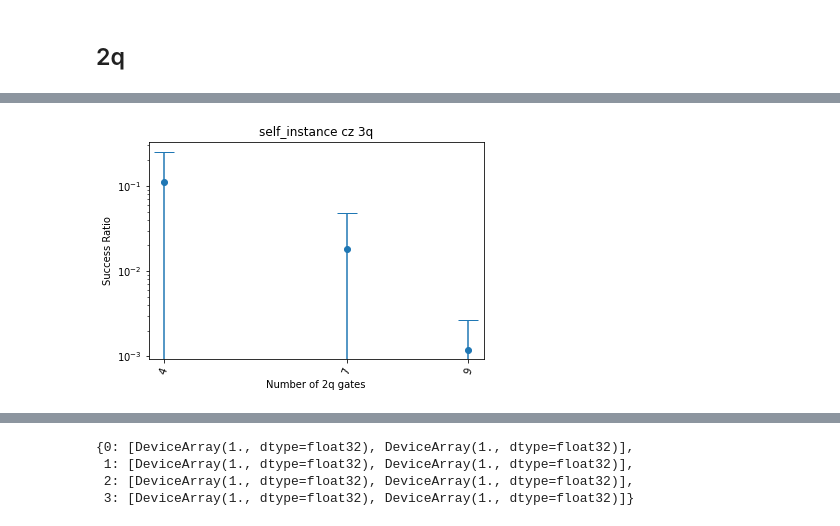
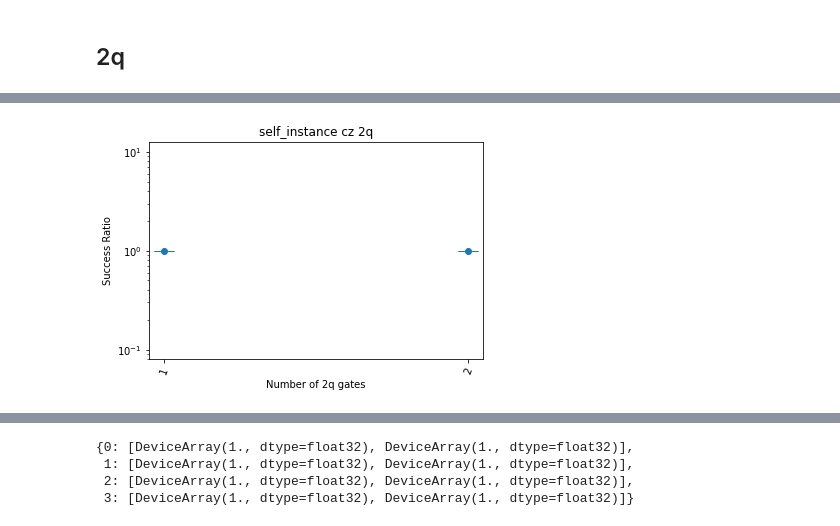
Before and after one commit to idnm/quantum_traps, a Jupyter notebook: experiments.ipynb, the cells around one changed output, grey strips where cells are left out. Saved outputs shown, nothing was run; the diff lists cells and outputs as text; code cells hidden in the pictures.

```diff
--- a/experiments.ipynb
+++ b/experiments.ipynb
@@ -41,7 +41,8 @@ options = ExperimentOptions(
     num_qubits=2,
     gate_counts = [1, 2],
     num_targets=3,
-    num_samples=10)
+    num_samples=10,
+    keep_history=True)
 
-exp = Experiment(options, 'test')
+exp = Experiment(options, 'test_keep')
 exp.run()
@@ -48,4 +52,4 @@ exp.run()
 # %%
-exp.plot_success_ratios(threshold_loss=-1e-6)
+exp.plot_success_ratios()
 # %% [output]
-[figure, old version]
+[figure, new version]
```
Also changed, not shown: parts of 2 cells of this notebook, 1 other file.
